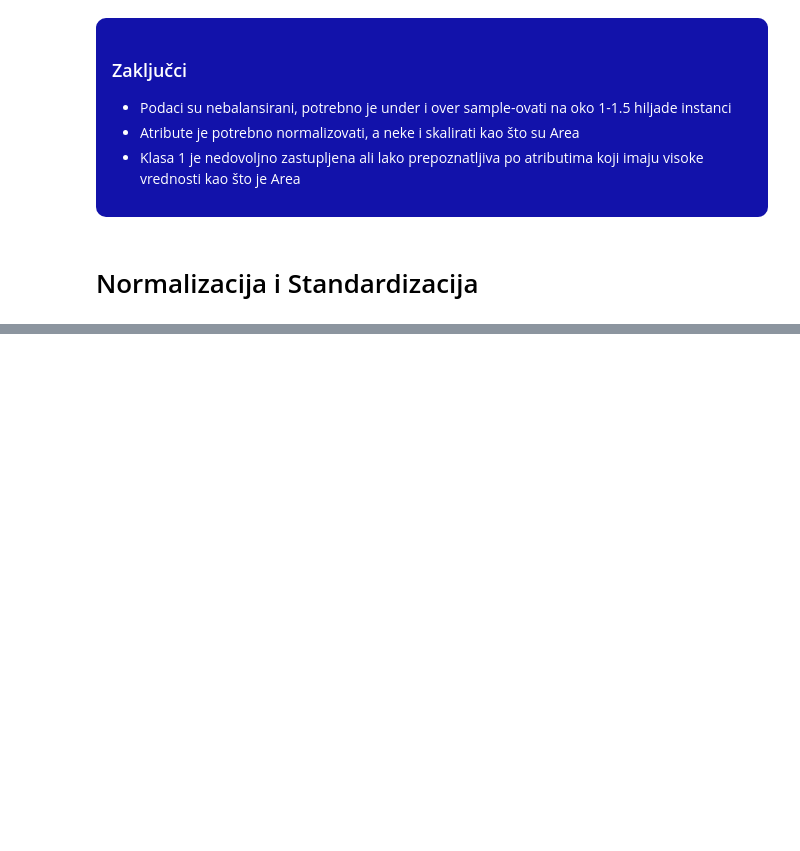
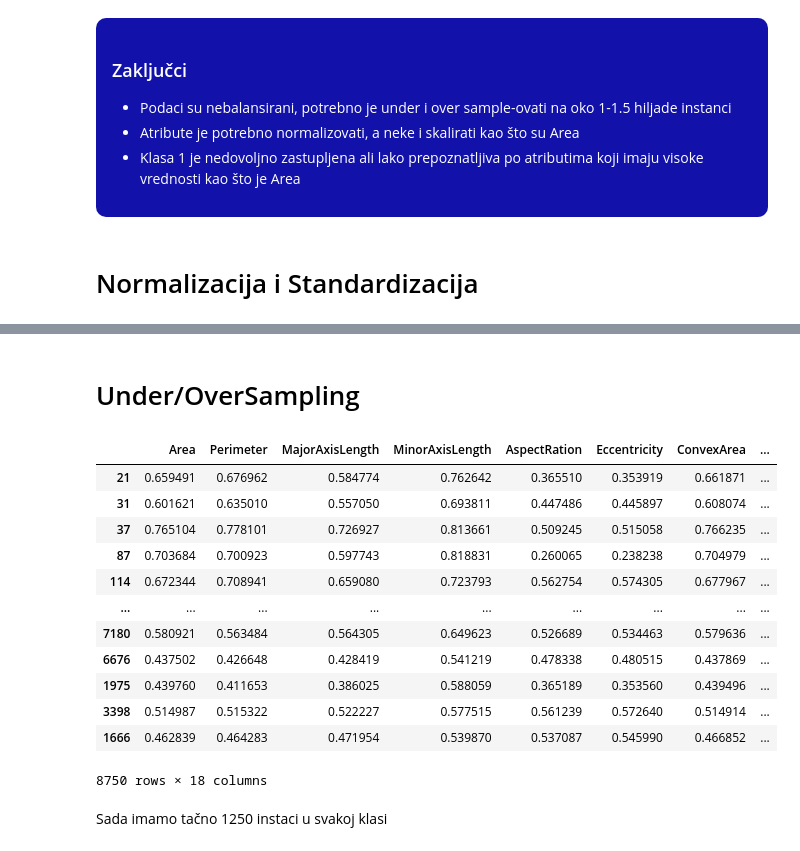
Before and after one commit to danilo-milosevic/DataPreprocessing, a Jupyter notebook: NoiseRed.ipynb, the cells around one changed output, grey strips where cells are left out. Drawn from its saved outputs; the diff is of its cells as text; code cells hidden in the pictures; blank space fills up the shorter version.

```diff
--- a/NoiseRed.ipynb
+++ b/NoiseRed.ipynb
@@ -221,0 +249,35 @@ Po grafikonu iznad vidimo da se klasa 1 karakteriše visokim vrednostima Major i
+# %% [markdown]
+# Under/OverSampling
+# %%
+target_samples = 1250  # Pick a number in the range
+
+# Oversample with SMOTE and undersample with RandomUnderSampler
+smote = SMOTE(sampling_strategy=lambda y: {k: max(target_samples, v) for k, v in Counter(y).items() if v < target_samples}, random_state=42)
+X_resampled, y_resampled = smote.fit_resample(X_pt, y_lab)
+
+under = RandomUnderSampler(sampling_strategy=lambda y: {k: min(target_samples, v) for k, v in Counter(y).items() if v > target_samples}, random_state=42)
+X_resampled, y_resampled = under.fit_resample(X_resampled, y_resampled)
+
+# Convert back to DataFrame
+df_balanced = pd.DataFrame(X_resampled, columns=X.columns)
+df_balanced['target'] = y_resampled
+# %%
+df_balanced['target_oh'] = df_balanced['target'].apply(lambda x: get_onehot(len(np.unique(df_balanced['target'])), x))
+# %%
+df_balanced
+# %% [output]
+|  | Area | Perimeter | MajorAxisLength | MinorAxisLength | AspectRation | Eccentricity | ConvexArea | ... |
+| 21 | 0.659491 | 0.676962 | 0.584774 | 0.762642 | 0.365510 | 0.353919 | 0.661871 | ... |
+| 31 | 0.601621 | 0.635010 | 0.557050 | 0.693811 | 0.447486 | 0.445897 | 0.608074 | ... |
+| 37 | 0.765104 | 0.778101 | 0.726927 | 0.813661 | 0.509245 | 0.515058 | 0.766235 | ... |
+| 87 | 0.703684 | 0.700923 | 0.597743 | 0.818831 | 0.260065 | 0.238238 | 0.704979 | ... |
+| 114 | 0.672344 | 0.708941 | 0.659080 | 0.723793 | 0.562754 | 0.574305 | 0.677967 | ... |
+| ... | ... | ... | ... | ... | ... | ... | ... | ... |
+| 7180 | 0.580921 | 0.563484 | 0.564305 | 0.649623 | 0.526689 | 0.534463 | 0.579636 | ... |
+| 6676 | 0.437502 | 0.426648 | 0.428419 | 0.541219 | 0.478338 | 0.480515 | 0.437869 | ... |
+| 1975 | 0.439760 | 0.411653 | 0.386025 | 0.588059 | 0.365189 | 0.353560 | 0.439496 | ... |
+| 3398 | 0.514987 | 0.515322 | 0.522227 | 0.577515 | 0.561239 | 0.572640 | 0.514914 | ... |
+| 1666 | 0.462839 | 0.464283 | 0.471954 | 0.539870 | 0.537087 | 0.545990 | 0.466852 | ... |
+8750 rows × 18 columns
+# %% [markdown]
+Sada imamo tačno 1250 instaci u svakoj klasi
```
Also changed, not shown: parts of 11 cells of this notebook.
